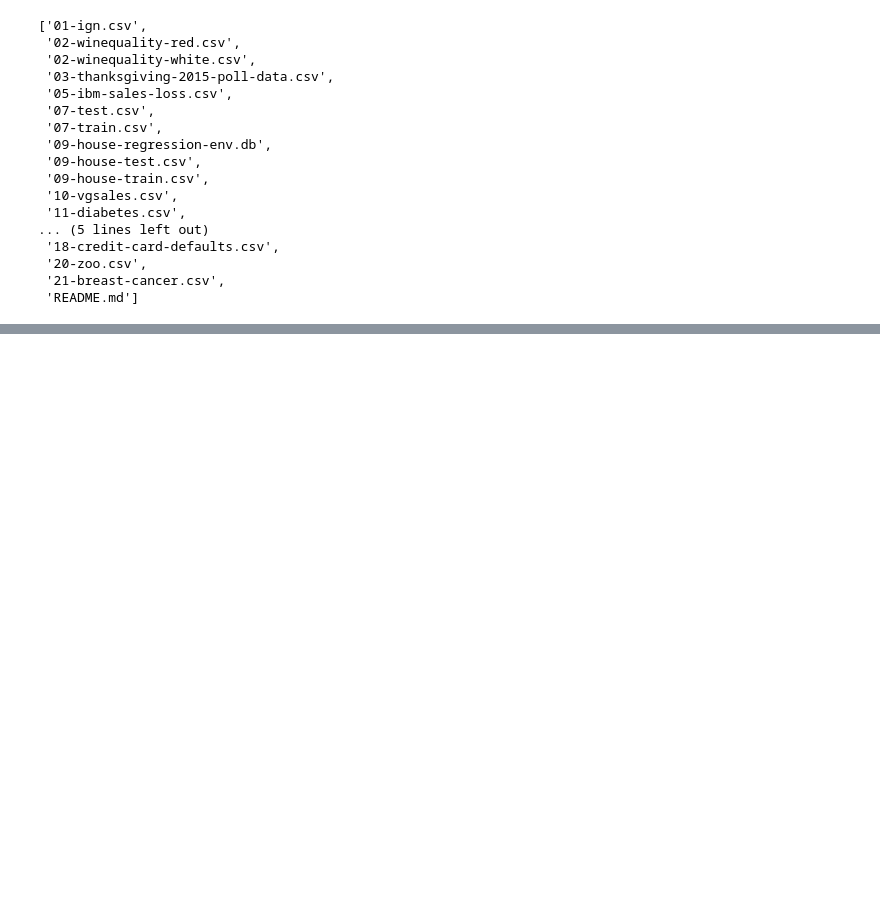
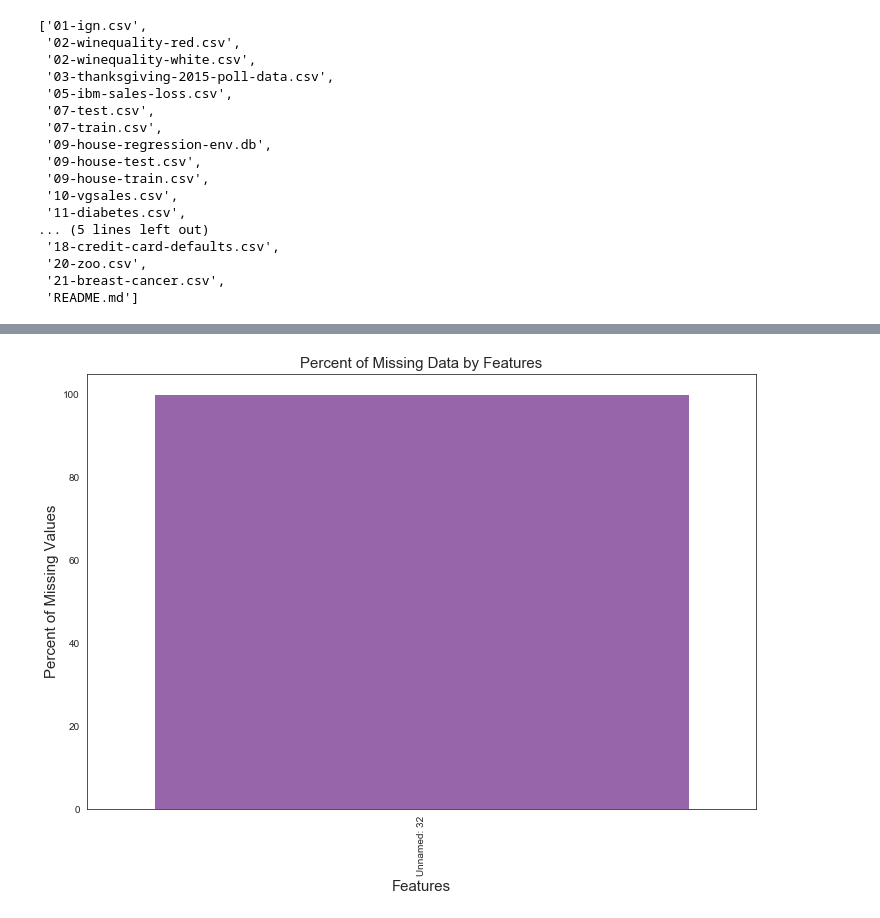
Before and after one commit to davidtnly/MachineLearning, a Jupyter notebook: 23-breast-cancer-detection-tf-nn.ipynb, the cells around one changed output, grey strips where cells are left out. Saved outputs shown, nothing was run; the diff lists cells and outputs as text; code cells hidden in the pictures; blank space fills up the shorter version.

```diff
--- a/23-breast-cancer-detection-tf-nn.ipynb
+++ b/23-breast-cancer-detection-tf-nn.ipynb
@@ -236,0 +249,4 @@ There are 0 columns with missing values.
+# %%
+plot_nulls(train)
+# %% [output]
+[figure, added]
```
Also changed, not shown: parts of 31 cells of this notebook, 1 other file.
